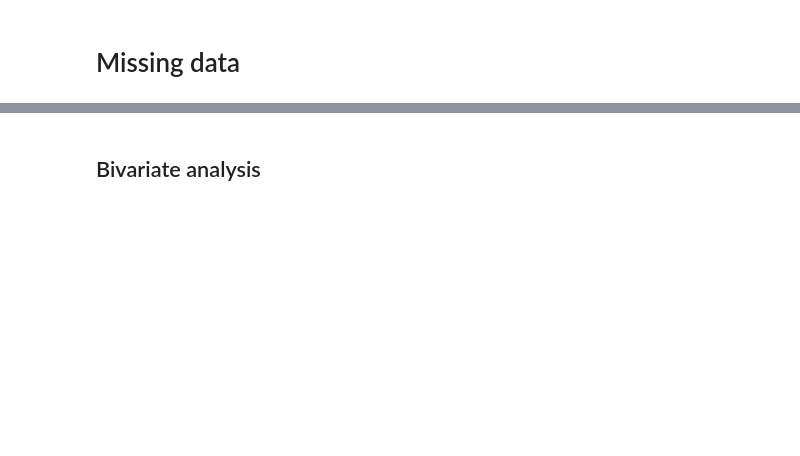
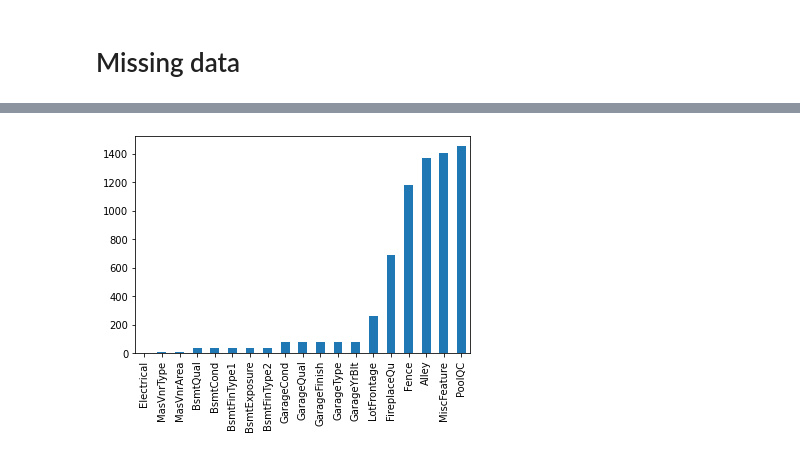
Before and after one commit to mrajart/HousePrices, a Jupyter notebook: 2-Data Cleaning.ipynb, the cells around one changed output, grey strips where cells are left out. Saved outputs shown, nothing was run; the diff lists cells and outputs as text; code cells hidden in the pictures; blank space fills up the shorter version.

```diff
--- a/2-Data Cleaning.ipynb
+++ b/2-Data Cleaning.ipynb
@@ -38,2 +58,0 @@ print(high_range)
-# %% [markdown]
-## Bivariate analysis
@@ -45,5 +59,6 @@ df_train = df_train.drop(df_train[df_train['Id'] == 524].index)
-# %%
-#bivariate analysis saleprice/grlivarea
-var = 'TotalBsmtSF'
-data = pd.concat([df_train['SalePrice'], df_train[var]], axis=1)
-data.plot.scatter(x=var, y='SalePrice', ylim=(0,800000));
+# %%
+def missing_data_chart(data):
+    missing = data.isnull().sum()
+    missing = missing[missing > 0]
+    missing.sort_values(inplace=True)
+    missing.plot.bar()
@@ -49,0 +73,4 @@ data.plot.scatter(x=var, y='SalePrice', ylim=(0,800000));
+# %%
+missing_data_chart(train)
+# %% [output]
+[figure, added]
```
Also changed, not shown: parts of 81 cells of this notebook, 3 other files.
